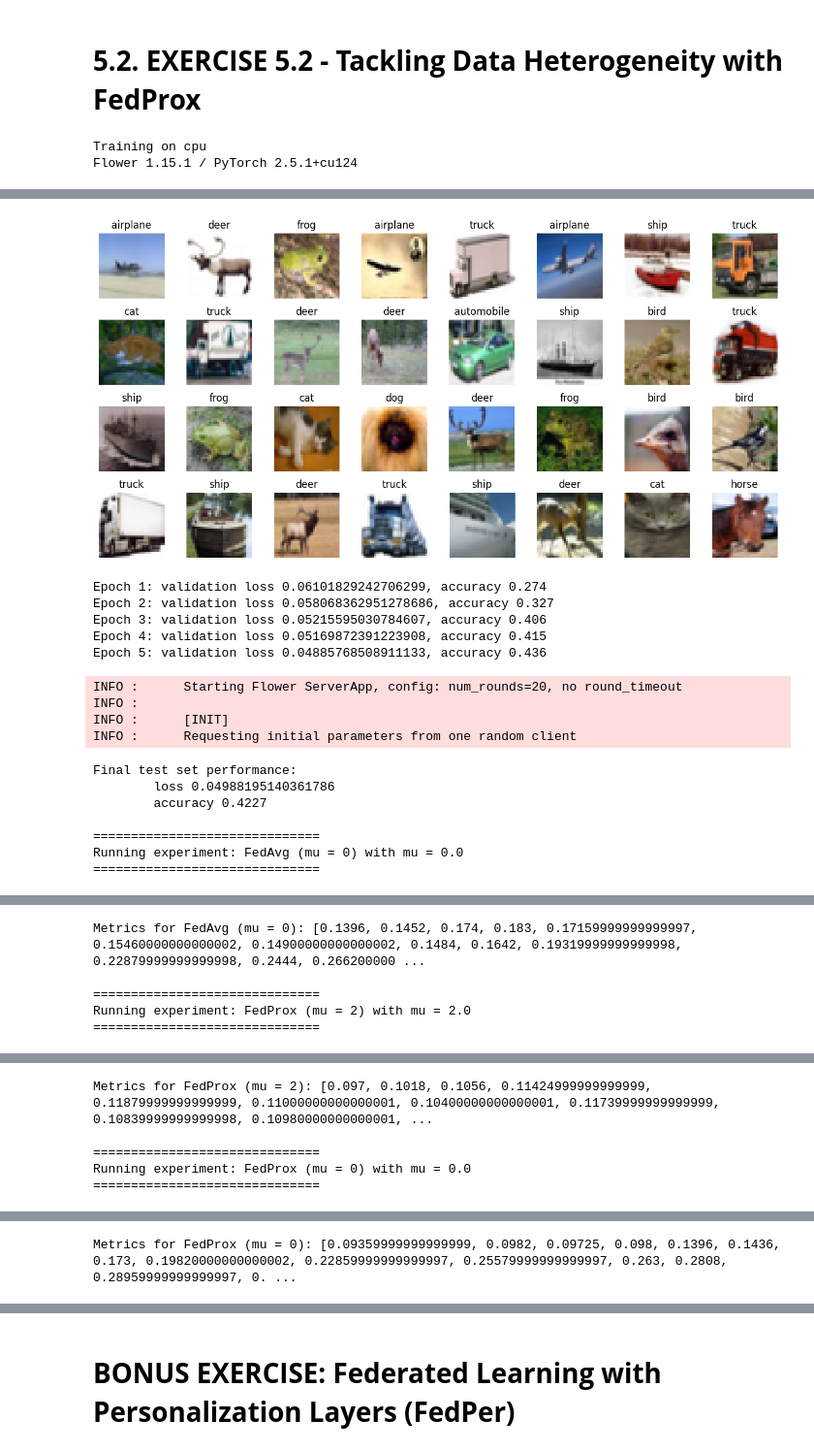
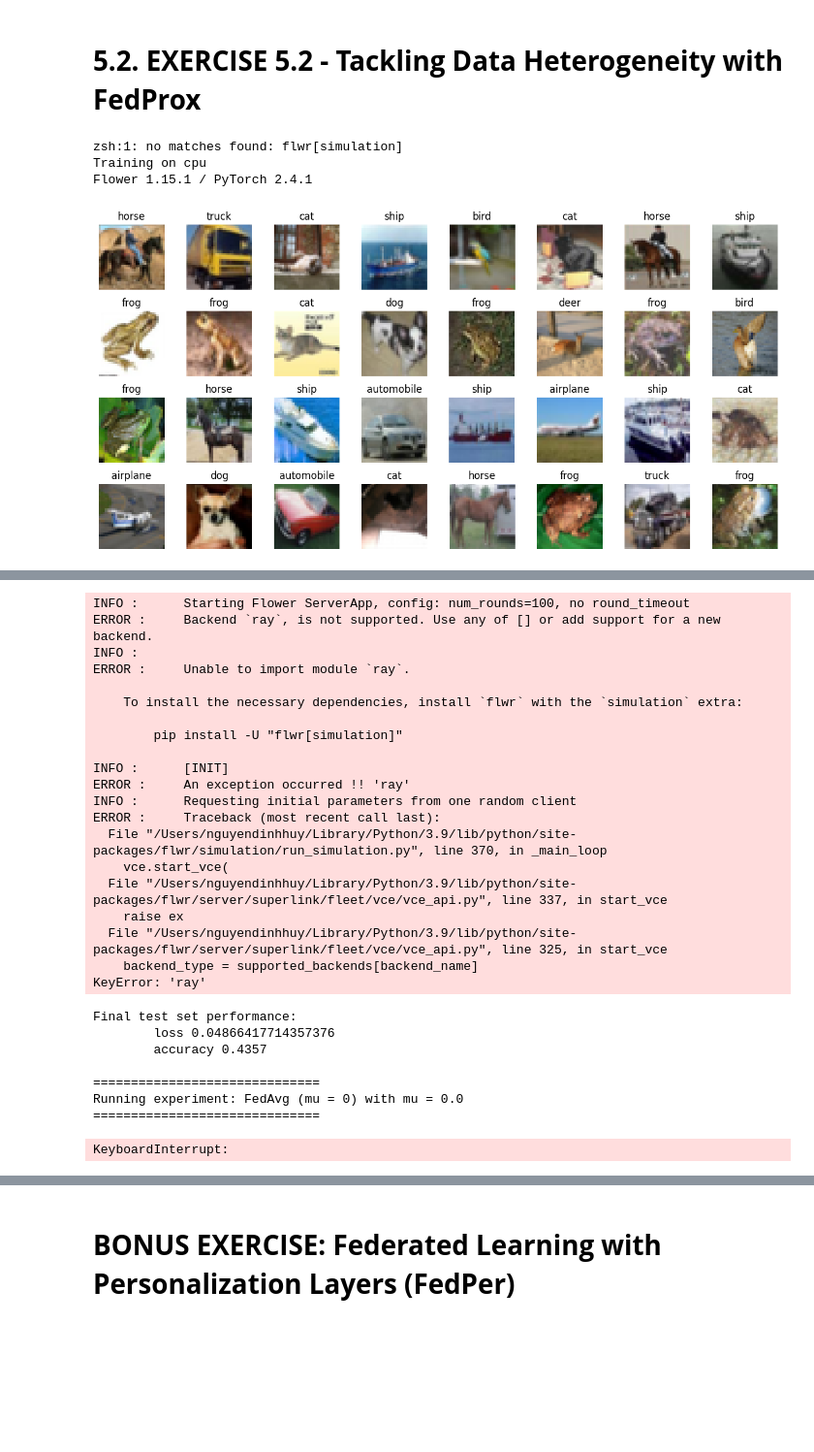
Before and after one commit to DinhHuy1405/Federated-Learning-2024---2025, a Jupyter notebook: TP3/TP3 - 5.1 - 5.2 - Bonus Excersies.ipynb, the cells around one changed output, grey strips where cells are left out. Shown at 97% size. Cells and saved outputs as stored; diff of their text form; code cells hidden in the pictures; blank space fills up the shorter version.

```diff
--- a/TP3/TP3 - 5.1 - 5.2 - Bonus Excersies.ipynb
+++ b/TP3/TP3 - 5.1 - 5.2 - Bonus Excersies.ipynb
@@ -728,7 +745,7 @@ def server_fn(context: Context) -> ServerAppComponents:
     )
     global global_strategy
     global_strategy = strategy
-    config = ServerConfig(num_rounds=20)
+    config = ServerConfig(num_rounds=100)
     return ServerAppComponents(strategy=strategy, config=config)
 
 # -------------------------------
@@ -765,31 +782,33 @@ def run_experiment(mu_value: float, experiment_name: str) -> List[Optional[float
 # MAIN
 # -------------------------------
 if __name__ == "__main__":
     # Experiment 1: FedAvg (mu = 0)
     metrics_fedavg = run_experiment(0.0, "FedAvg (mu = 0)")
     print("Metrics for FedAvg (mu = 0):", metrics_fedavg)
 
     # Experiment 2: FedProx (mu = 2)
     metrics_fedprox2 = run_experiment(2.0, "FedProx (mu = 2)")
     print("Metrics for FedProx (mu = 2):", metrics_fedprox2)
 
     # Experiment 3: FedProx (mu = 0)
     metrics_fedprox0 = run_experiment(0.0, "FedProx (mu = 0)")
     print("Metrics for FedProx (mu = 0):", metrics_fedprox0)
 
     rounds = list(range(1, len(metrics_fedavg) + 1))
 
     plt.figure(figsize=(10, 6))
     plt.plot(rounds, metrics_fedavg, marker='o', linestyle='-', linewidth=2, label="FedAvg (mu = 0)")
     plt.plot(rounds, metrics_fedprox2, marker='s', linestyle='-', linewidth=2, label="FedProx (mu = 2)")
     plt.plot(rounds, metrics_fedprox0, marker='^', linestyle='-', linewidth=2, label="FedProx (mu = 0)")
     plt.xlabel("Rounds")
     plt.ylabel("Validation Accuracy")
     plt.title("So sánh: FedAvg vs FedProx (mu = 2) vs FedProx (mu = 0)")
     plt.legend()
     plt.grid(True)
     plt.savefig("comparison_three.png")
     plt.show()
 # %% [output]
+zsh:1: no matches found: flwr[simulation]
 Training on cpu
-Flower 1.15.1 / PyTorch 2.5.1+cu124
+Flower 1.15.1 / PyTorch 2.4.1
+[figure, new version]
@@ -800,17 +820,28 @@ WARNING:datasets.packaged_modules.cache.cache:Found the latest cached dataset co
-[figure, old version]
-Epoch 1: validation loss 0.06101829242706299, accuracy 0.274
-Epoch 2: validation loss 0.058068362951278686, accuracy 0.327
-Epoch 3: validation loss 0.05215595030784607, accuracy 0.406
-Epoch 4: validation loss 0.05169872391223908, accuracy 0.415
-Epoch 5: validation loss 0.04885768508911133, accuracy 0.436
+INFO :      Starting Flower ServerApp, config: num_rounds=100, no round_timeout
+ERROR :     Backend `ray`, is not supported. Use any of [] or add support for a new backend.
+INFO :
+ERROR :     Unable to import module `ray`.
+
+    To install the necessary dependencies, install `flwr` with the `simulation` extra:
+
+        pip install -U "flwr[simulation]"
+
+INFO :      [INIT]
+ERROR :     An exception occurred !! 'ray'
+INFO :      Requesting initial parameters from one random client
+ERROR :     Traceback (most recent call last):
+  File "/Users/nguyendinhhuy/Library/Python/3.9/lib/python/site-packages/flwr/simulation/run_simulation.py", line 370, in _main_loop
+    vce.start_vce(
+  File "/Users/nguyendinhhuy/Library/Python/3.9/lib/python/site-packages/flwr/server/superlink/fleet/vce/vce_api.py", line 337, in start_vce
+    raise ex
+  File "/Users/nguyendinhhuy/Library/Python/3.9/lib/python/site-packages/flwr/server/superlink/fleet/vce/vce_api.py", line 325, in start_vce
+    backend_type = supported_backends[backend_name]
+KeyError: 'ray'
-INFO :      Starting Flower ServerApp, config: num_rounds=20, no round_timeout
-INFO :
-INFO :      [INIT]
-INFO :      Requesting initial parameters from one random client
+Final test set performance:
+        loss 0.04866417714357376
+        accuracy 0.4357
+
+==============================
+Running experiment: FedAvg (mu = 0) with mu = 0.0
+==============================
-Final test set performance:
-        loss 0.04988195140361786
-        accuracy 0.4227
-
-==============================
-Running experiment: FedAvg (mu = 0) with mu = 0.0
-==============================
+KeyboardInterrupt:
@@ -834,5 +847,0 @@ INFO :      Requesting initial parameters from one random client
-Metrics for FedAvg (mu = 0): [0.1396, 0.1452, 0.174, 0.183, 0.17159999999999997, 0.15460000000000002, 0.14900000000000002, 0.1484, 0.1642, 0.19319999999999998, 0.22879999999999998, 0.2444, 0.266200000 ...
-
-==============================
-Running experiment: FedProx (mu = 2) with mu = 2.0
-==============================
@@ -856,5 +847,0 @@ INFO :      Requesting initial parameters from one random client
-Metrics for FedProx (mu = 2): [0.097, 0.1018, 0.1056, 0.11424999999999999, 0.11879999999999999, 0.11000000000000001, 0.10400000000000001, 0.11739999999999999, 0.10839999999999998, 0.10980000000000001, ...
-
-==============================
-Running experiment: FedProx (mu = 0) with mu = 0.0
-==============================
@@ -878 +847,0 @@ INFO :
-Metrics for FedProx (mu = 0): [0.09359999999999999, 0.0982, 0.09725, 0.098, 0.1396, 0.1436, 0.173, 0.19820000000000002, 0.22859999999999997, 0.25579999999999997, 0.263, 0.2808, 0.28959999999999997, 0. ...
```
Also changed, not shown: parts of 9 cells of this notebook, 1 other file.
